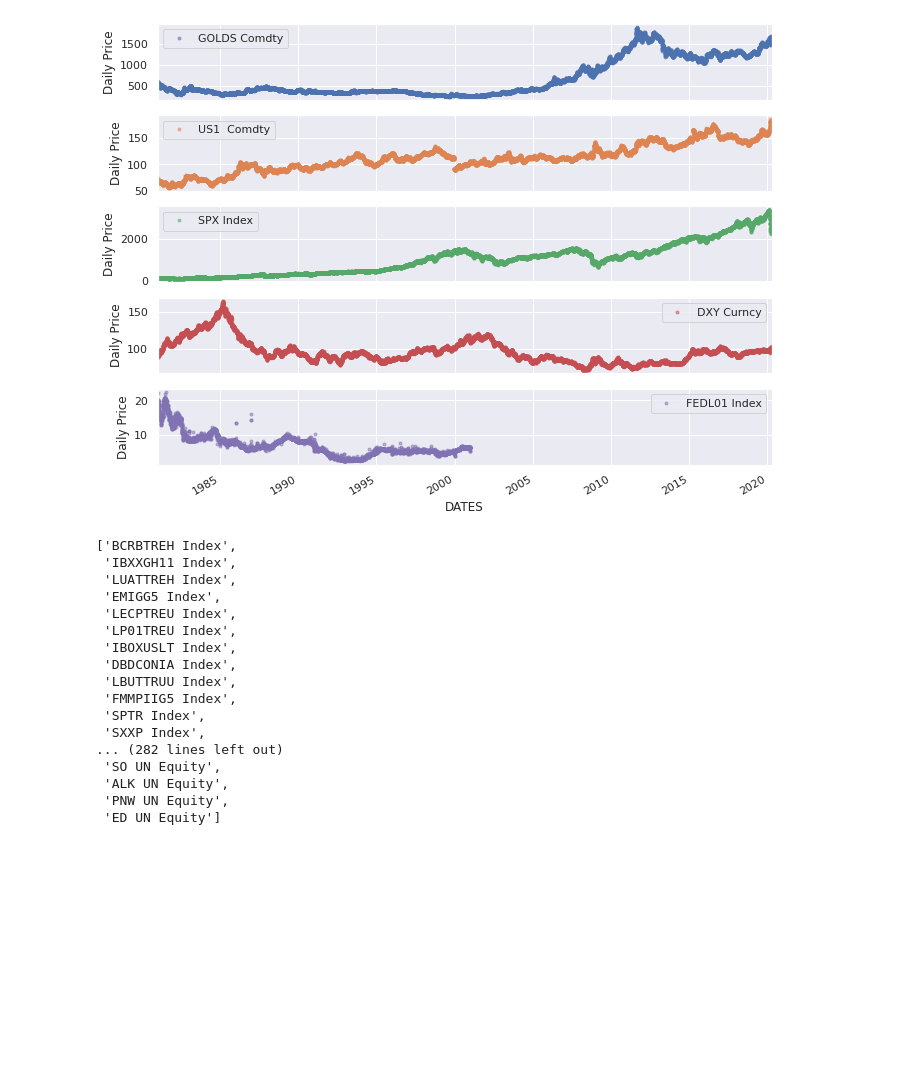
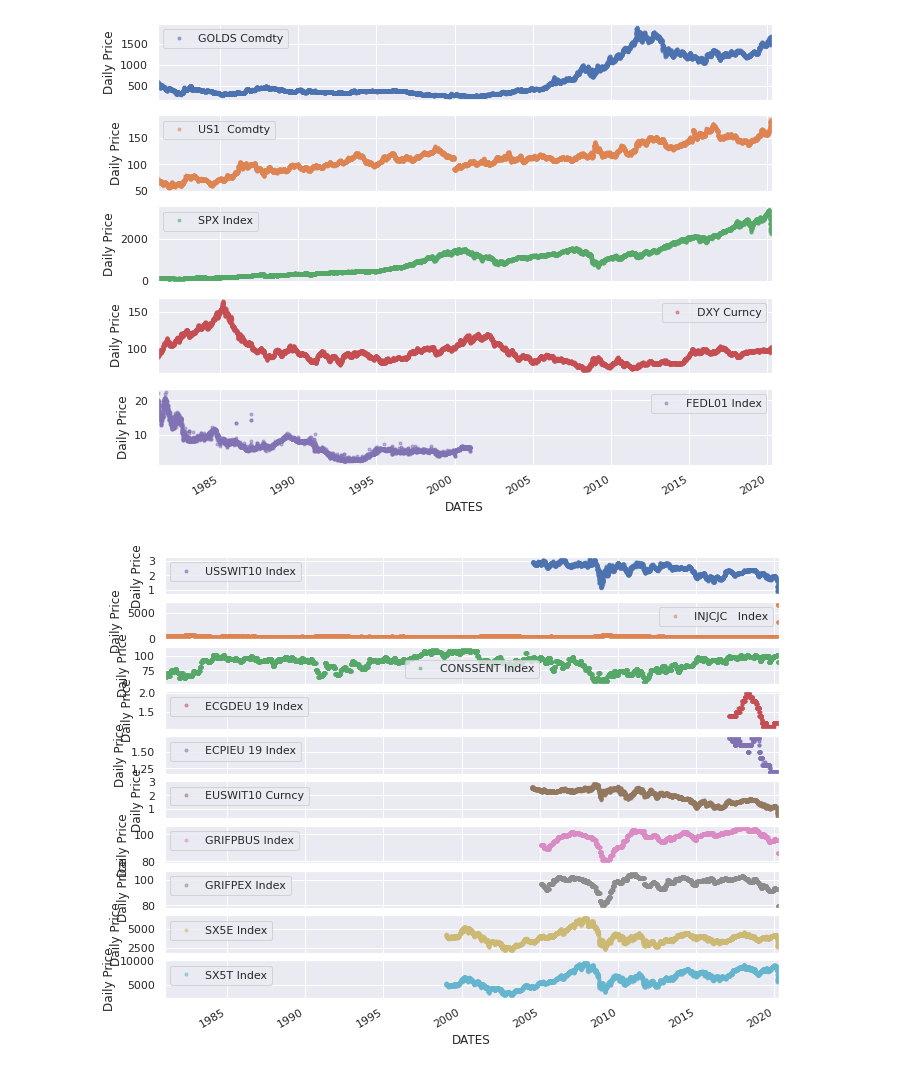
Before and after one commit to imiled/3D-Machine-Learning, a Jupyter notebook: FinanceData_ML.ipynb, the cells around one changed output. Saved outputs shown, nothing was run; the diff lists cells and outputs as text; code cells hidden in the pictures; blank space fills up the shorter version.

```diff
--- a/FinanceData_ML.ipynb
+++ b/FinanceData_ML.ipynb
@@ -359,28 +359,12 @@ for ax in axes:
     ax.set_ylabel('Daily Price')
 # %% [output]
 [figure]
+# %%
+df_col_names=list(df)
 # %%
-cols_plot = df.head()
+cols_plot = df_col_names[100:110]
 axes = df[cols_plot].plot(marker='.', alpha=0.5, linestyle='None', figsize=(11, 9), subplots=True)
 for ax in axes:
     ax.set_ylabel('Daily Price')
+# %% [output]
+[figure, added]
-# %%
-list(df)
-# %% [output]
-['BCRBTREH Index',
- 'IBXXGH11 Index',
- 'LUATTREH Index',
- 'EMIGG5 Index',
- 'LECPTREU Index',
- 'LP01TREU Index',
- 'IBOXUSLT Index',
- 'DBDCONIA Index',
- 'LBUTTRUU Index',
- 'FMMPIIG5 Index',
- 'SPTR Index',
- 'SXXP Index',
-... (282 lines left out)
- 'SO UN Equity',
- 'ALK UN Equity',
- 'PNW UN Equity',
- 'ED UN Equity']
```
Also changed, not shown: parts of 11 cells of this notebook.
